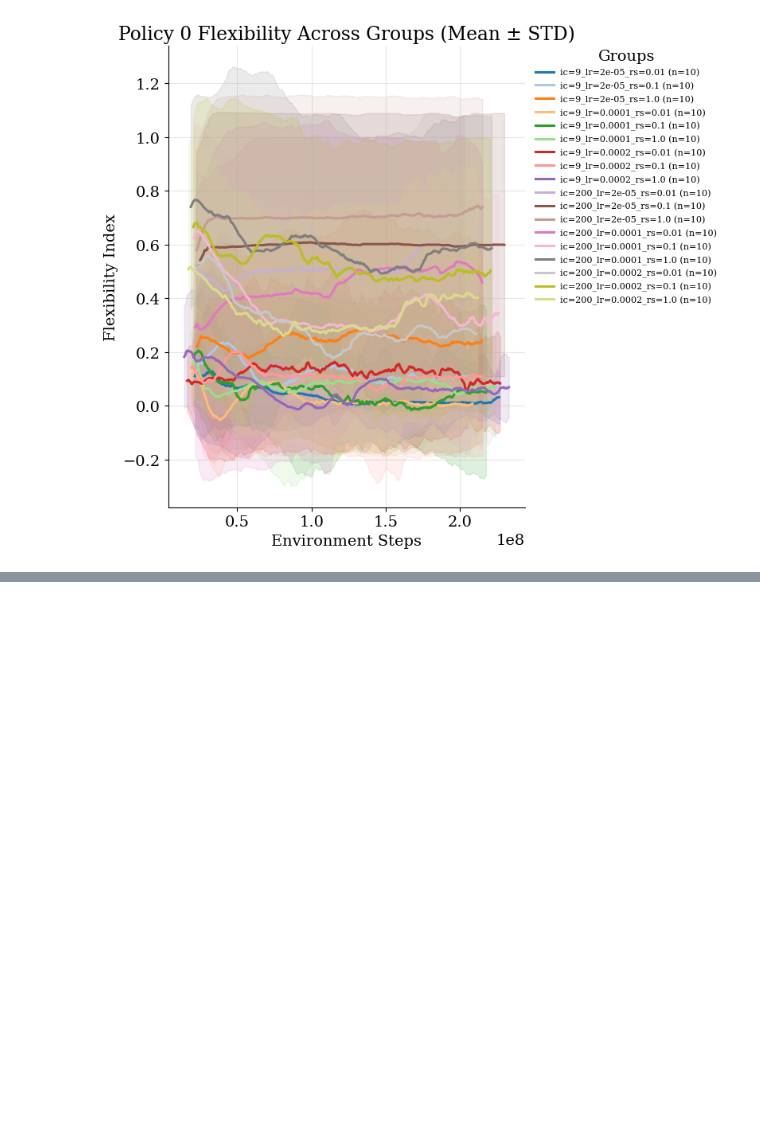
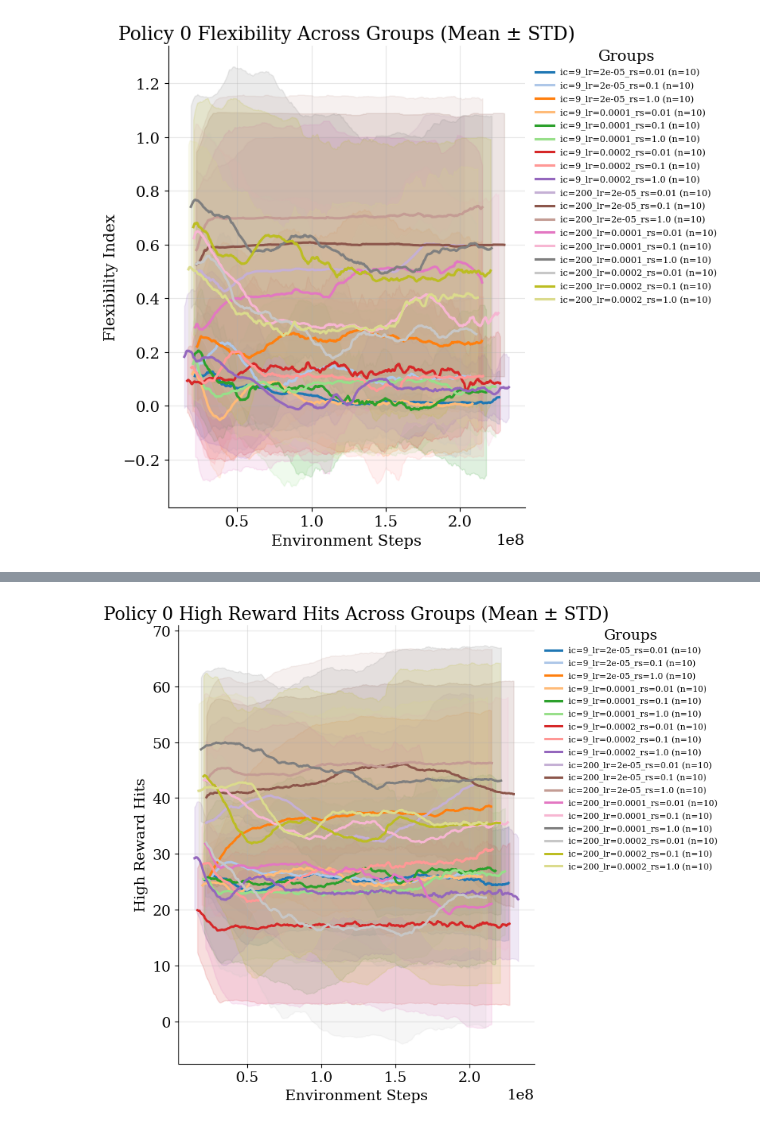
Before and after one commit to zeyneperten/SF_hipposlam, a Jupyter notebook: sf_working_directories/zeynep/analysis/wandb_analysis.ipynb, the cells around one changed output, grey strips where cells are left out. Saved outputs shown, nothing was run; the diff lists cells and outputs as text; code cells hidden in the pictures; blank space fills up the shorter version.

```diff
--- a/sf_working_directories/zeynep/analysis/wandb_analysis.ipynb
+++ b/sf_working_directories/zeynep/analysis/wandb_analysis.ipynb
@@ -148,10 +139,0 @@ wandb: [wandb.Api()] Loaded credentials for https://api.wandb.ai from /home/fr/f
-# %%
-all_runs = api.runs(project)
-print(f"Total runs found: {len(all_runs)}")
-
-records = []
-for run in all_runs:
-    records.append({"run": run, "run_id": run.id, "name": run.name, **run.config})
-
-meta_df = pd.DataFrame(records)
-print(meta_df.columns.tolist())
@@ -342,0 +140,74 @@ def load_cached_history(run_id, policy):
+# %%
+policy = 0
+metric = f"{policy}/custom/highrew_hit"
+step_col = f"{policy}/global_step"
+
+all_runs = api.runs(project)
+
+records = []
+for run in all_runs:
+    records.append({
+        "run": run, "run_id": run.id, "name": run.name,
+        "number_instruction_coef": run.config.get("number_instruction_coef"),
+        "learning_rate": run.config.get("learning_rate"),
+        "reward_scale": run.config.get("reward_scale"),
+        "INSTR_modulation": run.config.get("INSTR_modulation"),
+    })
+
+reward_df = pd.DataFrame(records)
+
+instr_coeffs = sorted(reward_df["number_instruction_coef"].dropna().unique().tolist())
+learning_rates = sorted(reward_df["learning_rate"].dropna().unique().tolist())
+reward_scales = sorted(reward_df["reward_scale"].dropna().unique().tolist())
+
+fig, ax = plt.subplots(figsize=(11, 7))
+colors = plt.cm.tab20.colors
+
+def resample_run(df, step_col, metric, num_points=500):
+    df = df[[step_col, metric]].dropna()
+    if df[step_col].nunique() < 2:
+        return None, None
+    steps = np.linspace(df[step_col].min(), df[step_col].max(), num_points)
+    values = np.interp(steps, df[step_col], df[metric])
+    return steps, values
+
+group_combos = list(itertools.product(instr_coeffs, learning_rates, reward_scales))
+
+for gi, (ic, lr, rs) in enumerate(group_combos):
+    color = colors[gi % len(colors)]
+    group_label = f"ic={ic}_lr={lr}_rs={rs}"
+
+    group_rows = reward_df[
+        (reward_df["number_instruction_coef"] == ic) &
+        (reward_df["learning_rate"] == lr) &
+        (reward_df["reward_scale"] == rs)
+    ]
+
+    resampled, steps = [], None
+    for _, row in group_rows.iterrows():
+        df = row["run"].history(keys=[metric, step_col])
+        if len(df) < 10:
+            continue
+        s, values = resample_run(df, step_col, metric)
+        if s is None:
+            continue
+        resampled.append(values)
+        steps = s
+
+    if not resampled:
+        print(f"No usable runs for group {group_label} (found {len(group_rows)} runs)")
+        continue
+
+    resampled = np.array(resampled)
+    mean, std = resampled.mean(axis=0), resampled.std(axis=0)
+    ax.plot(steps, mean, color=color, label=f"{group_label} (n={len(resampled)})")
+    ax.fill_between(steps, mean - std, mean + std, color=color, alpha=0.15)
+
+ax.legend(title="Groups", frameon=False, bbox_to_anchor=(1.02, 1), loc="upper left", borderaxespad=0, fontsize=8)
+ax.set_title(f"Policy {policy} High Reward Hits Across Groups (Mean ± STD)")
+ax.set_xlabel("Environment Steps")
+ax.set_ylabel("High Reward Hits")
+plt.tight_layout(rect=[0, 0, 0.75, 1])
+plt.show()
+# %% [output]
+[figure, added]
```
Also changed, not shown: parts of 24 cells of this notebook, 9 other files.
